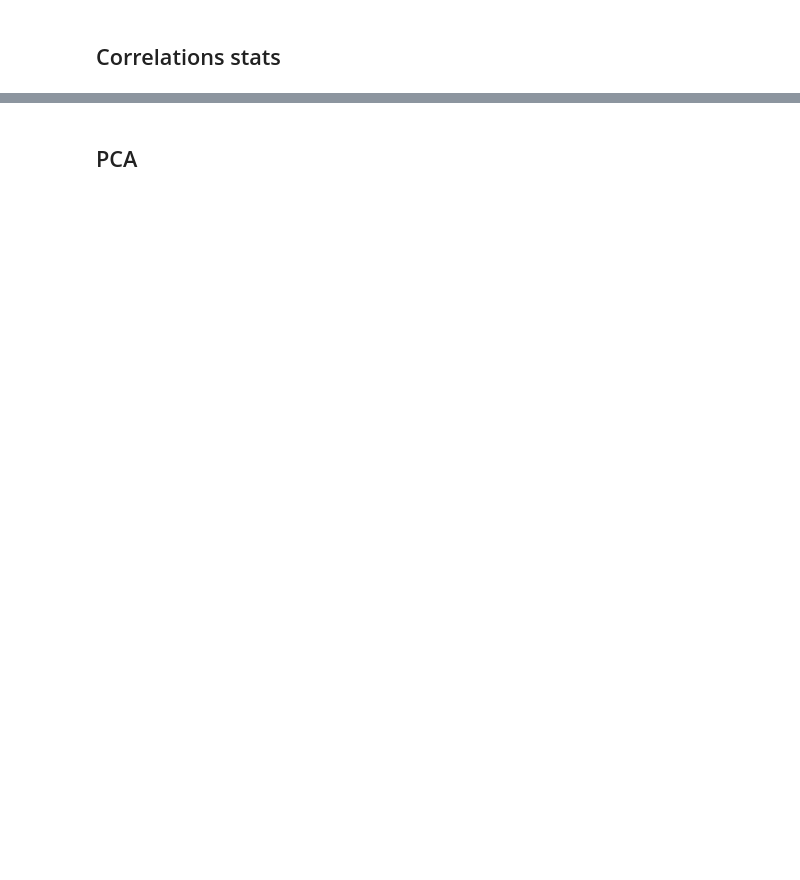
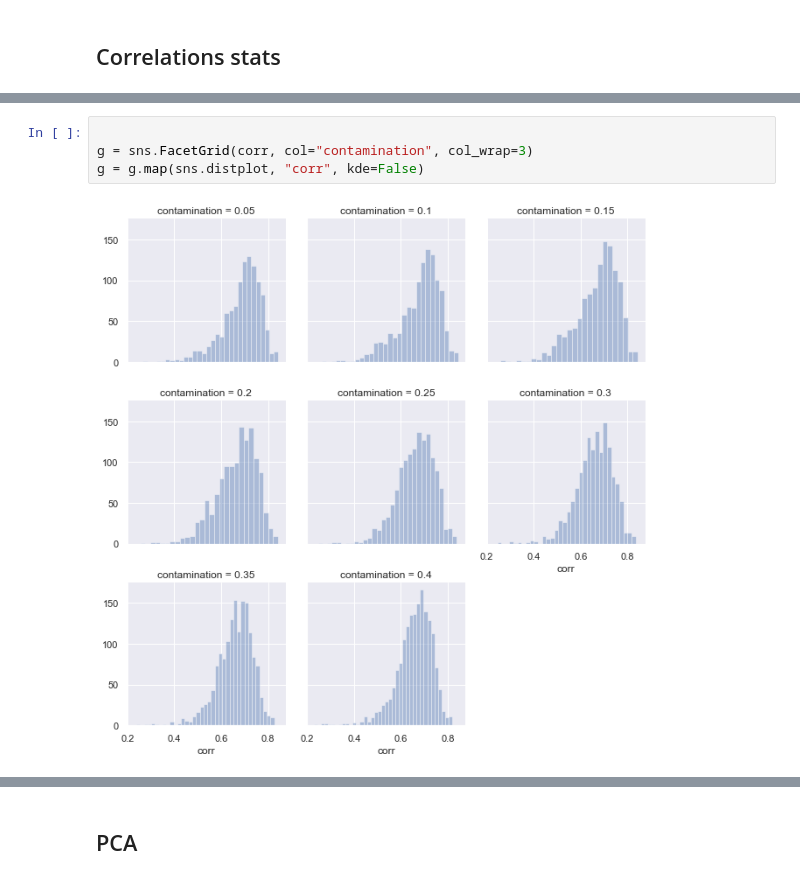
Before and after one commit to KubaWojciechowski/MetaBinQ, a Jupyter notebook: tnf_analysis.ipynb, the cells around one changed output, grey strips where cells are left out. Drawn from its saved outputs; the diff is of its cells as text; blank space fills up the shorter version.

```diff
--- a/tnf_analysis.ipynb
+++ b/tnf_analysis.ipynb
@@ -30,0 +36,6 @@ sns.catplot(x='bin', y='corr', data=corr, kind='box')
+# %%
+
+g = sns.FacetGrid(corr, col="contamination", col_wrap=3)
+g = g.map(sns.distplot, "corr", kde=False)
+# %% [output]
+[figure, added]
```
Also changed, not shown: parts of 12 cells of this notebook, 10 other files.
